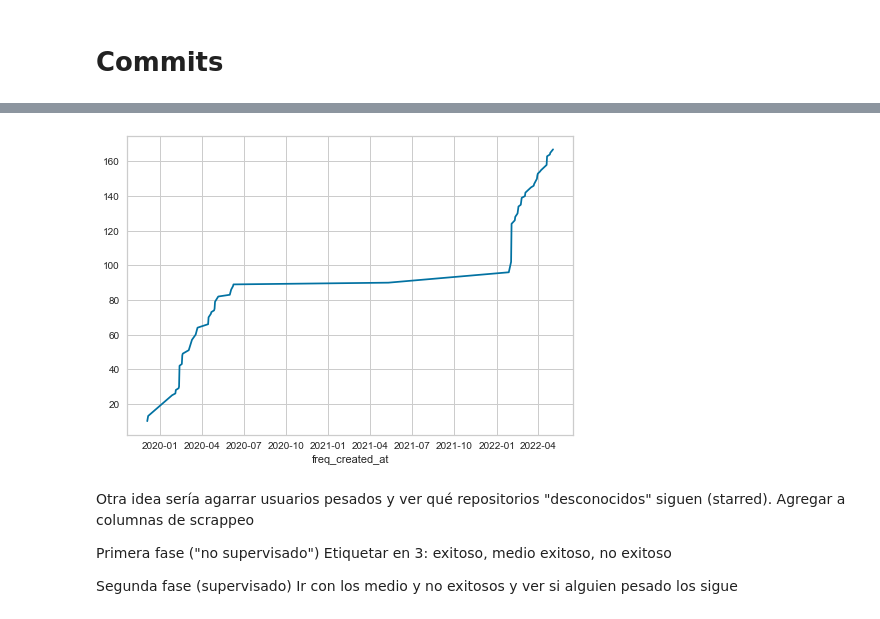
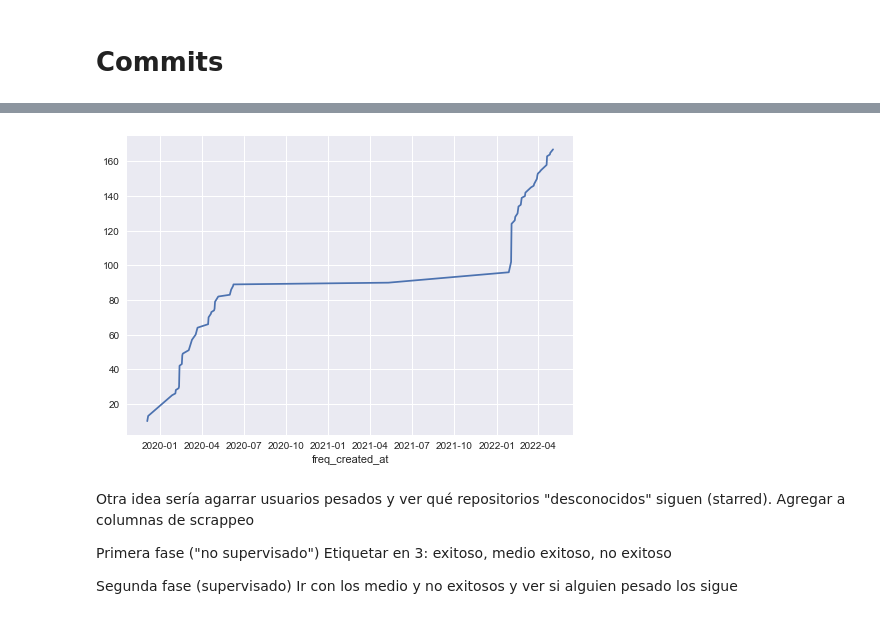
Before and after one commit to FunkySpiderman/Promisearch, a Jupyter notebook: pipeline/02-preprocesamiento/2_info_historica.ipynb, the cells around one changed output, grey strips where cells are left out. Drawn from its saved outputs; the diff is of its cells as text; code cells hidden in the pictures.

```diff
--- a/pipeline/02-preprocesamiento/2_info_historica.ipynb
+++ b/pipeline/02-preprocesamiento/2_info_historica.ipynb
@@ -1,4 +1,4 @@
 # %%
 %run ../../data/api_keys.ipynb
 %run ../modulos.ipynb
-plt.style.use('default')
+plt.style.use('seaborn')
@@ -166,7 +166,7 @@ df_cum_fork = lista_fecha_a_df(forks_df['created_at'], 'created_at', True)
 # Commits
 # %%
 def create_commits_count(user, repo):
-    """this function creates the stargazers count dataframe"""
+    """crea el df temporal de commits"""
 
     commits_url = f"https://api.github.com/repos/{user}/{repo}/commits"
     repos_resp = []
@@ -179,7 +179,7 @@ def create_commits_count(user, repo):
         response = request_github_no_json(commits_url+"?per_page=100"+"&page="+str(page+1)).json()
         repos_resp.extend([i['commit']['author']['date'] for i in response])
 
-    df = pd.Series(repos_resp)
+    df = pd.DataFrame({'created_at':repos_resp})
 
     return df
 # %%
@@ -201,7 +202,7 @@ Length: 167, dtype: object
 # %%
-cummit_cum = lista_fecha_a_df(commits_df, 'created_at', True)
+cummit_cum = lista_fecha_a_df(commits_df['created_at'], 'created_at', True)
 # %% [output]
-[figure, old version]
+[figure, new version]
 # %% [markdown]
 Otra idea sería agarrar usuarios pesados y ver qué repositorios "desconocidos" siguen (starred). Agregar a columnas de scrappeo
 
```
Also changed, not shown: parts of 10 cells of this notebook, 5 other files.
